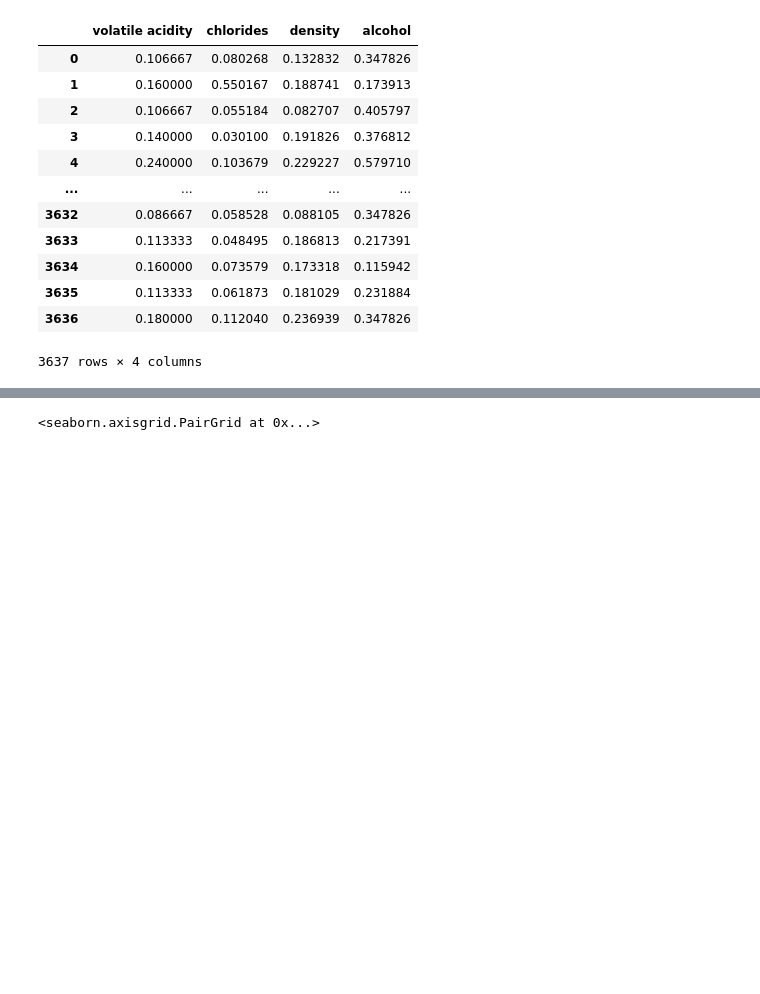
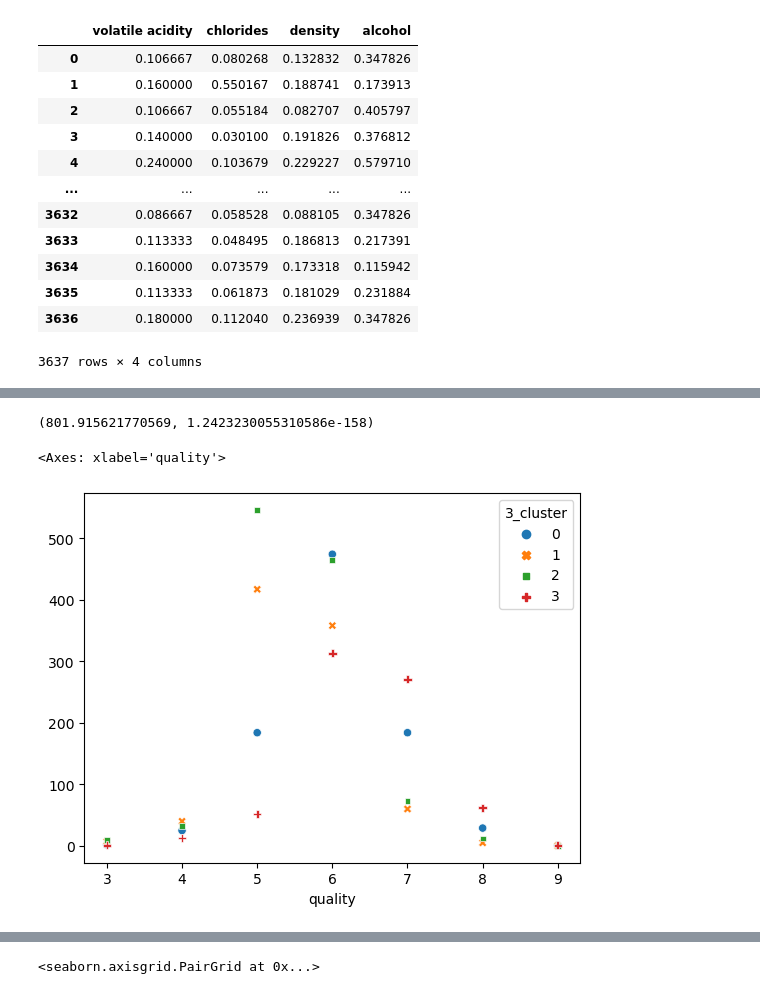
Before and after one commit to Villa-Pirovits/quality-uncorked, a Jupyter notebook: pirovits-work/prepare.ipynb, the cells around one changed output, grey strips where cells are left out. Drawn from its saved outputs; the diff is of its cells as text; code cells hidden in the pictures; blank space fills up the shorter version.

```diff
--- a/pirovits-work/prepare.ipynb
+++ b/pirovits-work/prepare.ipynb
@@ -304,0 +321,4 @@ X_train_scaled
+# %%
+pd.DataFrame(y_train)
+recombined_train = pd.concat([X_train, y_train], axis=1)
+recombined_train.groupby('2_cluster').quality.median()
@@ -304,0 +355,2 @@ X_train_scaled
+# %%
+cluster3 = pd.crosstab(recombined_train.quality, recombined_train['3_cluster'])
@@ -304,0 +369,10 @@ X_train_scaled
+# %%
+chi2, p, degf, expected = stats.chi2_contingency(cluster3)
+chi2, p
+# %% [output]
+(801.915621770569, 1.2423230055310586e-158)
+# %%
+sns.scatterplot(cluster3)
+# %% [output]
+<Axes: xlabel='quality'>
+[figure, added]
```
Also changed, not shown: parts of 26 cells of this notebook, 2 other files.
